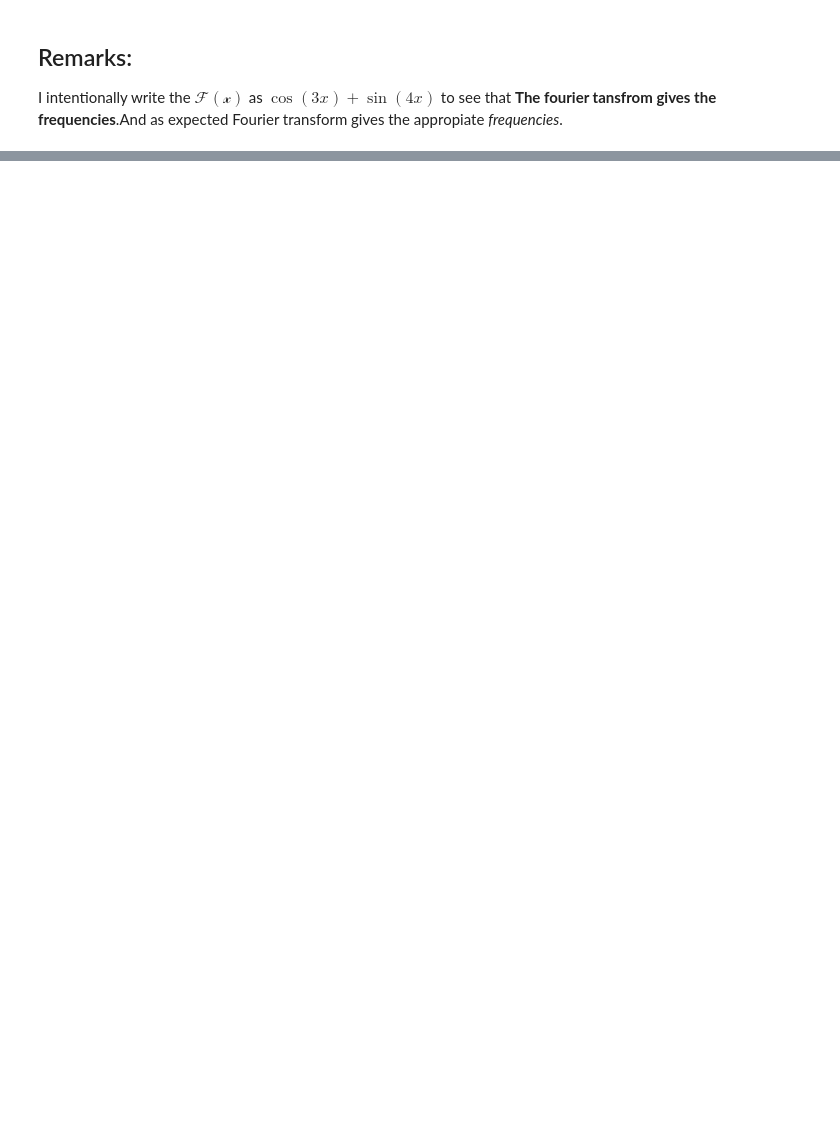
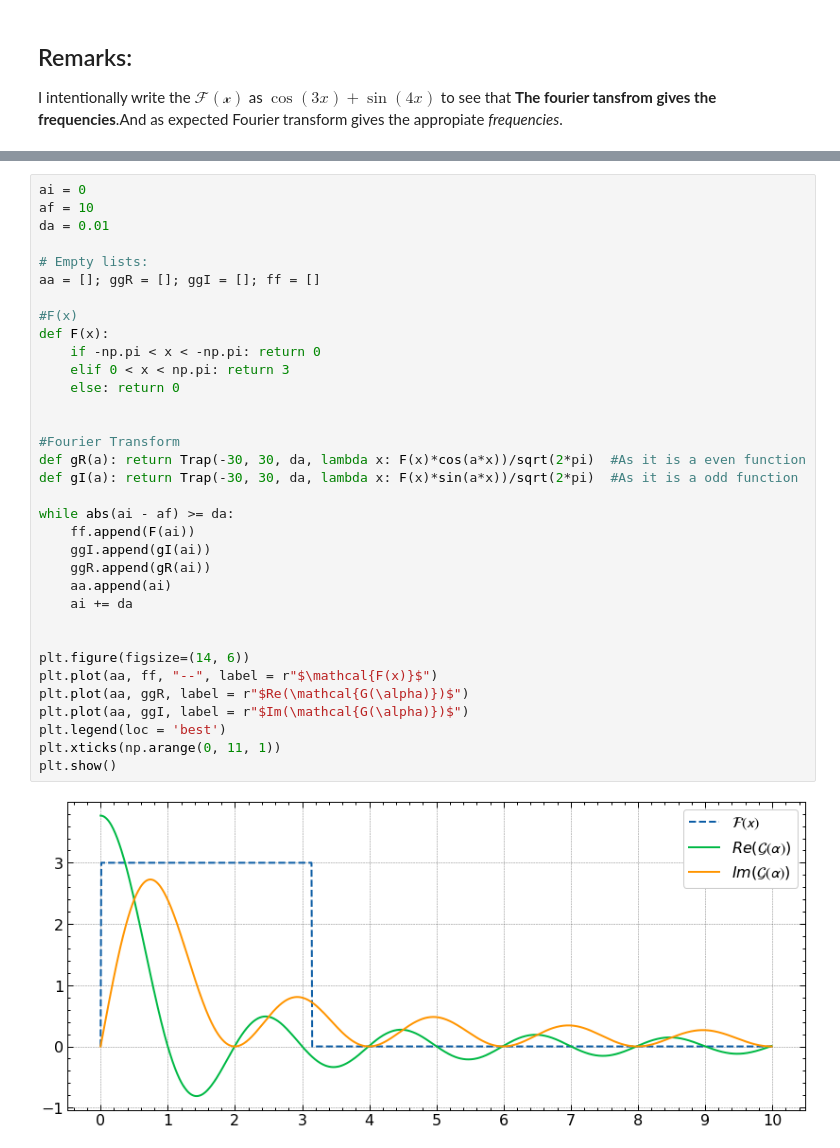
Before and after one commit to Souvik-0612/Fourier, a Jupyter notebook: Fourier transform.ipynb, the cells around one changed output, grey strips where cells are left out. Saved outputs shown, nothing was run; the diff lists cells and outputs as text; blank space fills up the shorter version.

```diff
--- a/Fourier transform.ipynb
+++ b/Fourier transform.ipynb
@@ -259,0 +304,36 @@ I intentionally write the $\mathcal{F(x)}$ as $\cos(3x)+\sin(4 x)$ to see that *
+# %%
+ai = 0
+af = 10
+da = 0.01
+
+# Empty lists:
+aa = []; ggR = []; ggI = []; ff = []
+
+#F(x)
+def F(x):
+    if -np.pi < x < -np.pi: return 0
+    elif 0 < x < np.pi: return 3
+    else: return 0
+
+
+#Fourier Transform
+def gR(a): return Trap(-30, 30, da, lambda x: F(x)*cos(a*x))/sqrt(2*pi)  #As it is a even function
+def gI(a): return Trap(-30, 30, da, lambda x: F(x)*sin(a*x))/sqrt(2*pi)  #As it is a odd function
+
+while abs(ai - af) >= da:
+    ff.append(F(ai))
+    ggI.append(gI(ai))
+    ggR.append(gR(ai))
+    aa.append(ai)
+    ai += da
+
+
+plt.figure(figsize=(14, 6))
+plt.plot(aa, ff, "--", label = r"$\mathcal{F(x)}$")
+plt.plot(aa, ggR, label = r"$Re(\mathcal{G(\alpha)})$")
+plt.plot(aa, ggI, label = r"$Im(\mathcal{G(\alpha)})$")
+plt.legend(loc = 'best')
+plt.xticks(np.arange(0, 11, 1))
+plt.show()
+# %% [output]
+[figure, added]
```
Also changed, not shown: parts of 4 cells of this notebook.
